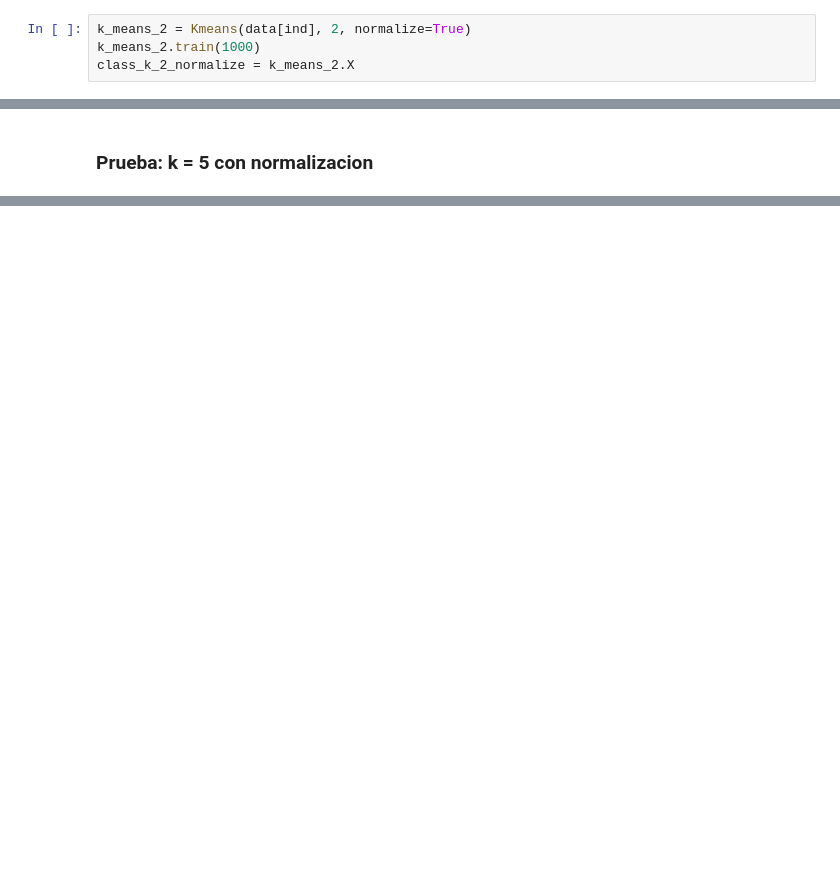
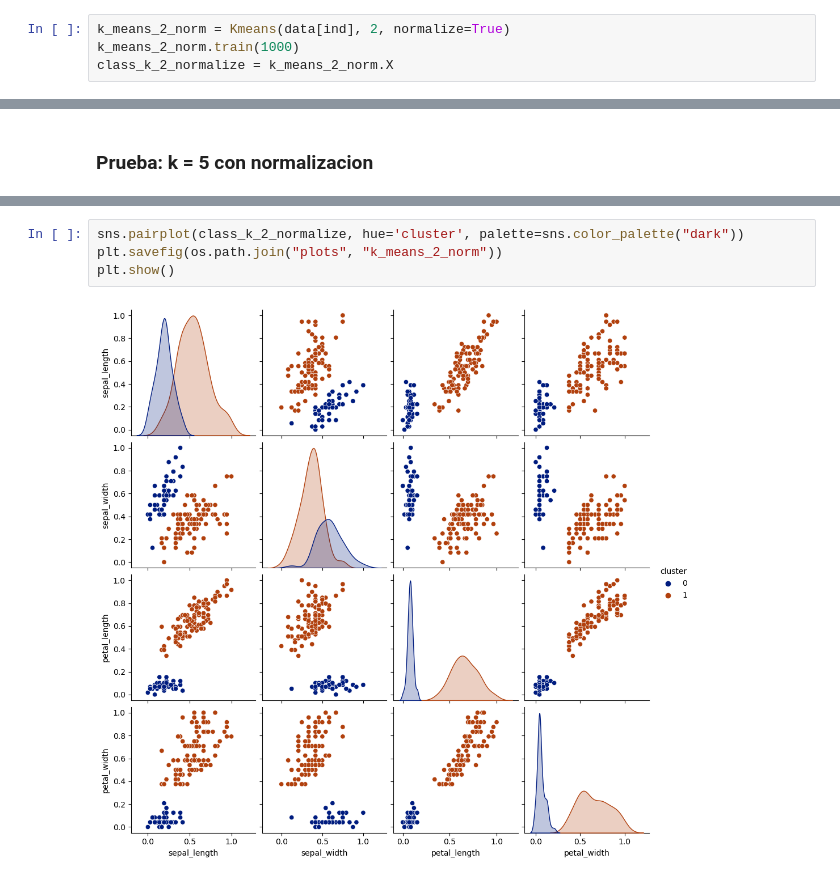
Before and after one commit to miguepersa/CI5438-Proyecto3, a Jupyter notebook: pruebas_iris.ipynb, the cells around one changed output, grey strips where cells are left out. Drawn from its saved outputs; the diff is of its cells as text; blank space fills up the shorter version.

```diff
--- a/pruebas_iris.ipynb
+++ b/pruebas_iris.ipynb
@@ -21,7 +20,7 @@ Convergencia alcanzada en la iteracion numero: 3
 # %% [markdown]
 ### Prueba: k = 2 con normalizacion
 # %%
-k_means_2 = Kmeans(data[ind], 2, normalize=True)
-k_means_2.train(1000)
-class_k_2_normalize = k_means_2.X
+k_means_2_norm = Kmeans(data[ind], 2, normalize=True)
+k_means_2_norm.train(1000)
+class_k_2_normalize = k_means_2_norm.X
 # %% [output]
@@ -68,0 +88,6 @@ class_k_5_normalize = k_means_5.X
+# %%
+sns.pairplot(class_k_2_normalize, hue='cluster', palette=sns.color_palette("dark"))
+plt.savefig(os.path.join("plots", "k_means_2_norm"))
+plt.show()
+# %% [output]
+[figure, added]
```
Also changed, not shown: parts of 17 cells of this notebook, 17 other files.
